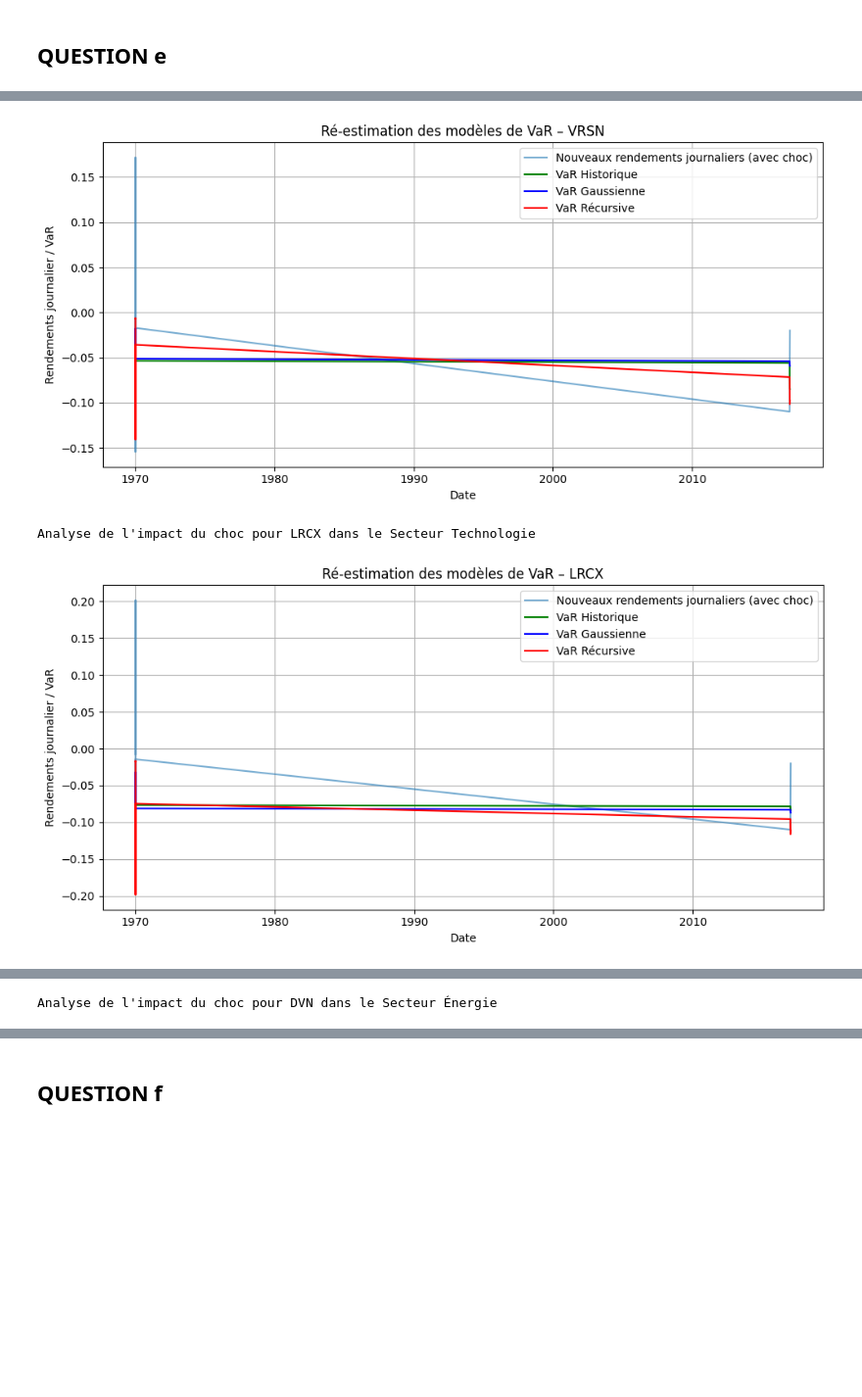
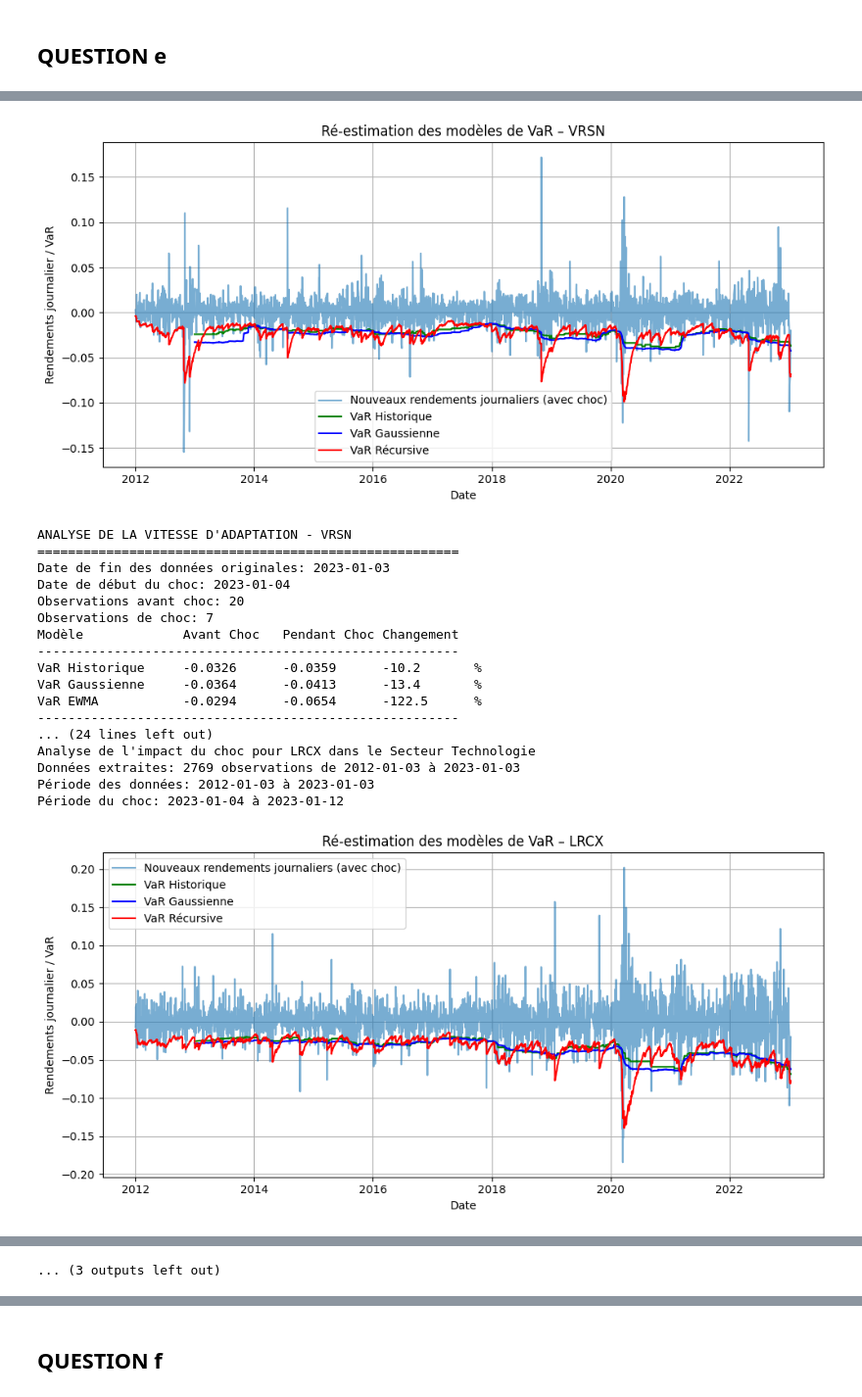
Before and after one commit to VincentD1209/TP1-ECONO, a Jupyter notebook: TP1 Q2.ipynb, the cells around one changed output, grey strips where cells are left out. Shown at 98% size. Cells and saved outputs as stored; diff of their text form; code cells hidden in the pictures; blank space fills up the shorter version.

```diff
--- a/TP1 Q2.ipynb
+++ b/TP1 Q2.ipynb
@@ -10,7 +10,7 @@ import wrds
 from scipy.stats import norm
 # %%
 # Connexion à la base de données WRDS
-db = wrds.Connection(wrds_username='lilas_bertot')
+db = wrds.Connection(wrds_username='vince1209')
 
 # Changer le nom après wrds_username pour te connecter,
 # entrer le nom d'utilisateur puis ton mot de passe dans la barre du haut,
@@ -503,25 +509,26 @@ plot_ewma_var_individual(all_tickers, titles_for_var)
 # %%
 # Création choc (7 jours)
 def generate_shock(last_date):
-    start_date = pd.to_datetime("2016-12-31")
+    # Utiliser la vraie dernière date des données + 1 jour pour le choc
+    start_date = last_date + pd.Timedelta(days=1)
     shock_dates = pd.bdate_range(start=start_date, periods=7)
     shock_returns = pd.Series([-0.11, -0.09, -0.08, -0.07, -0.05, -0.03, -0.02], index=shock_dates)
     shock_returns.index.name = 'date'
     return shock_returns
 # %%
 # VaR Historique
-def var_historique(x, alpha=0.01):
+def var_historique(x, alpha=0.05):
     return np.quantile(x, alpha)
 
 # VaR Gaussienne
-def var_gaussienne(returns, window, alpha=0.01):
+def var_gaussienne(returns, window, alpha=0.05):
     mu = returns.rolling(window).mean()
     sigma = returns.rolling(window).std()
     z = norm.ppf(alpha)
     return mu + z * sigma
 
-# VaR Récursive
-def var_ewma(returns, alpha=0.01, lambda_=0.94):
+# VaR Récursive (EWMA)
+def var_ewma(returns, alpha=0.05, lambda_=0.94):
     ewma_var = []
     squared_returns = returns**2
     var = squared_returns.iloc[0]
@@ -530,19 +537,25 @@ def var_ewma(returns, alpha=0.01, lambda_=0.94):
         ewma_var.append(var)
     ewma_vol = np.sqrt(pd.Series(ewma_var, index=returns.index))
     z = norm.ppf(alpha)
-    return z * ewma_vol
+    mu = returns.mean()
+    return mu + z * ewma_vol
 # %%
 def analyze_shock_impact(returns_series, name, window=250):
 
-    # Convertir en série pandas si ce n'est pas le cas
-    if not isinstance(returns_series, pd.Series):
-        returns_series = pd.Series(returns_series)
+    # S'assurer que l'index est datetime ET reset si nécessaire
+    if not isinstance(returns_series.index, pd.DatetimeIndex):
 
-    # S'assurer que l'index est datetime
-    if not isinstance(returns_series.index, pd.DatetimeIndex):
-        returns_series.index = pd.to_datetime(returns_series.index)
+        # Récupérer les données originales avec les vraies dates
+        ticker_data = titles_for_var[name].copy()
+        ticker_data = ticker_data.sort_values('date')
+        ticker_data = ticker_data.set_index('date')
+        returns_series = ticker_data['ret'].dropna()
+
+    # Vérifier les dates
+    print(f"Période des données: {returns_series.index[0].strftime('%Y-%m-%d')} à {returns_series.index[-1].strftime('%Y-%m-%d')}")
 
     shock = generate_shock(returns_series.index[-1])
+    print(f"Période du choc: {shock.index[0].strftime('%Y-%m-%d')} à {shock.index[-1].strftime('%Y-%m-%d')}")
 
     # Calcule retour historique avec choc
     full_returns = pd.concat([returns_series, shock])
@@ -579,7 +592,25 @@ sectors = {
 for sector, tickers in sectors.items():
     for ticker in tickers:
         print(f"Analyse de l'impact du choc pour {ticker} dans le {sector}")
-        returns_series = titles_for_var[ticker]['ret'].dropna()
-        analyze_shock_impact(returns_series, ticker)
+
+        # CORRECTION : Extraire correctement les données avec l'index datetime
+        ticker_df = titles_for_var[ticker].copy()
+        ticker_df = ticker_df.sort_values('date')
+        ticker_df = ticker_df.set_index('date')
+        returns_series = ticker_df['ret'].dropna()
+
+        print(f"Données extraites: {len(returns_series)} observations de {returns_series.index[0].strftime('%Y-%m-%d')} à {returns_series.index[-1].strftime('%Y-%m-%d')}")
+
+        # Analyse graphique avec retour des valeurs
+        var_hist, var_gauss, var_ewma_series, full_returns = analyze_shock_impact(returns_series, ticker)
+
+        # Analyse quantitative de la vitesse d'adaptation
+        analyze_adaptation_speed_simple(var_hist, var_gauss, var_ewma_series, full_returns, ticker)
+
+        # Test de couverture automatique
+        perform_coverage_test(var_hist, var_gauss, var_ewma_series, full_returns, ticker)
+
+        print(f"Analyse terminée pour {ticker}")
+        print("=" * 70)
 # %% [output]
 Analyse de l'impact du choc pour SPX dans le Indice de marché
@@ -588,3 +638,19 @@ Analyse de l'impact du choc pour VRSN dans le Secteur Technologie
-[figure, old version]
+[figure, new version]
+ANALYSE DE LA VITESSE D'ADAPTATION - VRSN
+=======================================================
+Date de fin des données originales: 2023-01-03
+Date de début du choc: 2023-01-04
+Observations avant choc: 20
+Observations de choc: 7
+Modèle             Avant Choc   Pendant Choc Changement
+-------------------------------------------------------
+VaR Historique     -0.0326      -0.0359      -10.2       %
+VaR Gaussienne     -0.0364      -0.0413      -13.4       %
+VaR EWMA           -0.0294      -0.0654      -122.5      %
+-------------------------------------------------------
+... (24 lines left out)
 Analyse de l'impact du choc pour LRCX dans le Secteur Technologie
+Données extraites: 2769 observations de 2012-01-03 à 2023-01-03
+Période des données: 2012-01-03 à 2023-01-03
+Période du choc: 2023-01-04 à 2023-01-12
-[figure, old version]
+[figure, new version]
@@ -597 +711 @@ Analyse de l'impact du choc pour LYB dans le Secteur Énergie
-Analyse de l'impact du choc pour DVN dans le Secteur Énergie
+... (3 outputs left out)
```
Also changed, not shown: parts of 11 cells of this notebook, 1 other file.
